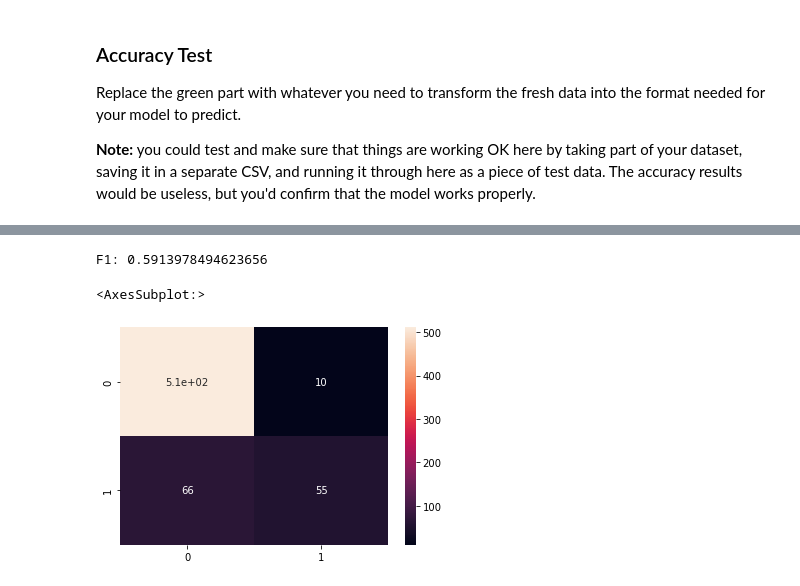
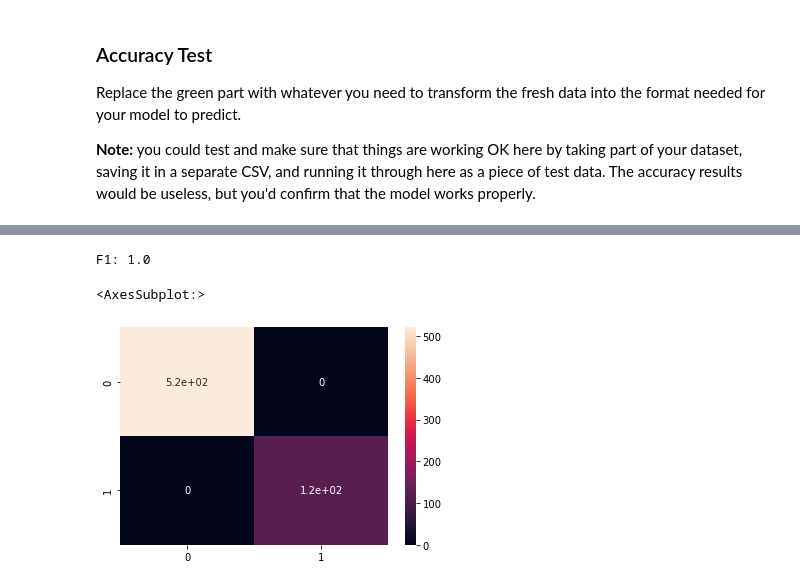
Before and after one commit to sijiahao-hub/BSIP_Assignment_4_Students, a Jupyter notebook: asn4_start.ipynb, the cells around one changed output, grey strips where cells are left out. Cells and saved outputs as stored; diff of their text form; code cells hidden in the pictures.

```diff
--- a/asn4_start.ipynb
+++ b/asn4_start.ipynb
@@ -162,39 +191,39 @@ d_test.head()
 # %%
 d_test = pd.read_csv("test.csv")
 
 
 ######################
 # Insert whatever you need to do to prep the data here.
 # It might be nothing if you have a big pipeline.
 # Ensure that at the end your data is in two arrays - xtest and ytest
 # Ensure the name of your final model is "model"
 # Each should contain the ENTIRE x or y dataset in the test data.
 #
 # This part should be reusable - any dataset in this format should just run
 # and generate predictions and accuracy stats.
 # Please DO NOT do any train-test splitting here.
 #######################
 d_test = d_test[d_test["person_age"] < 65]
 d_test.dropna(axis = 0, inplace=True)
 
 d_test = pd.get_dummies(d_test, drop_first=True)
 
 y_test = np.array(d_test["loan_status"]).reshape(-1,1)
 x_test = np.array(d_test.drop(columns={"loan_status"}))
 
-scaler = MinMaxScaler()
+scaler = StandardScaler()
 x_test_norm = scaler.fit_transform(x_test)
-model1 = LogisticRegression().fit(x_test_norm, y_test.ravel())
-predict1 = model1.predict(x_test_norm)
+modelT = RandomForestClassifier(n_jobs=-1).fit(x_test_norm, y_test.ravel())
+predictT = modelT.predict(x_test_norm)
 # This should work once you're done, as is.
 # uncomment the stuff below when ready to run.
-prediction_labels = binarize(np.array(predict1).reshape(-1,1), threshold = 0.5)
-conf_matrix1 = confusion_matrix(y_test, prediction_labels)
+prediction_labels = binarize(np.array(predictT).reshape(-1,1), threshold = 0.5)
+conf_matrixT = confusion_matrix(y_test, prediction_labels)
 
 print("F1:",f1_score(y_test, prediction_labels))
-conf_matrix = confusion_matrix(y_test, prediction_labels)
-sns.heatmap(conf_matrix, annot=True)
+conf_matrixT = confusion_matrix(y_test, prediction_labels)
+sns.heatmap(conf_matrixT, annot=True)
 # %% [output]
-F1: 0.5913978494623656
+F1: 1.0
 <AxesSubplot:>
-[figure, old version]
+[figure, new version]
```
Also changed, not shown: parts of 3 cells of this notebook.
